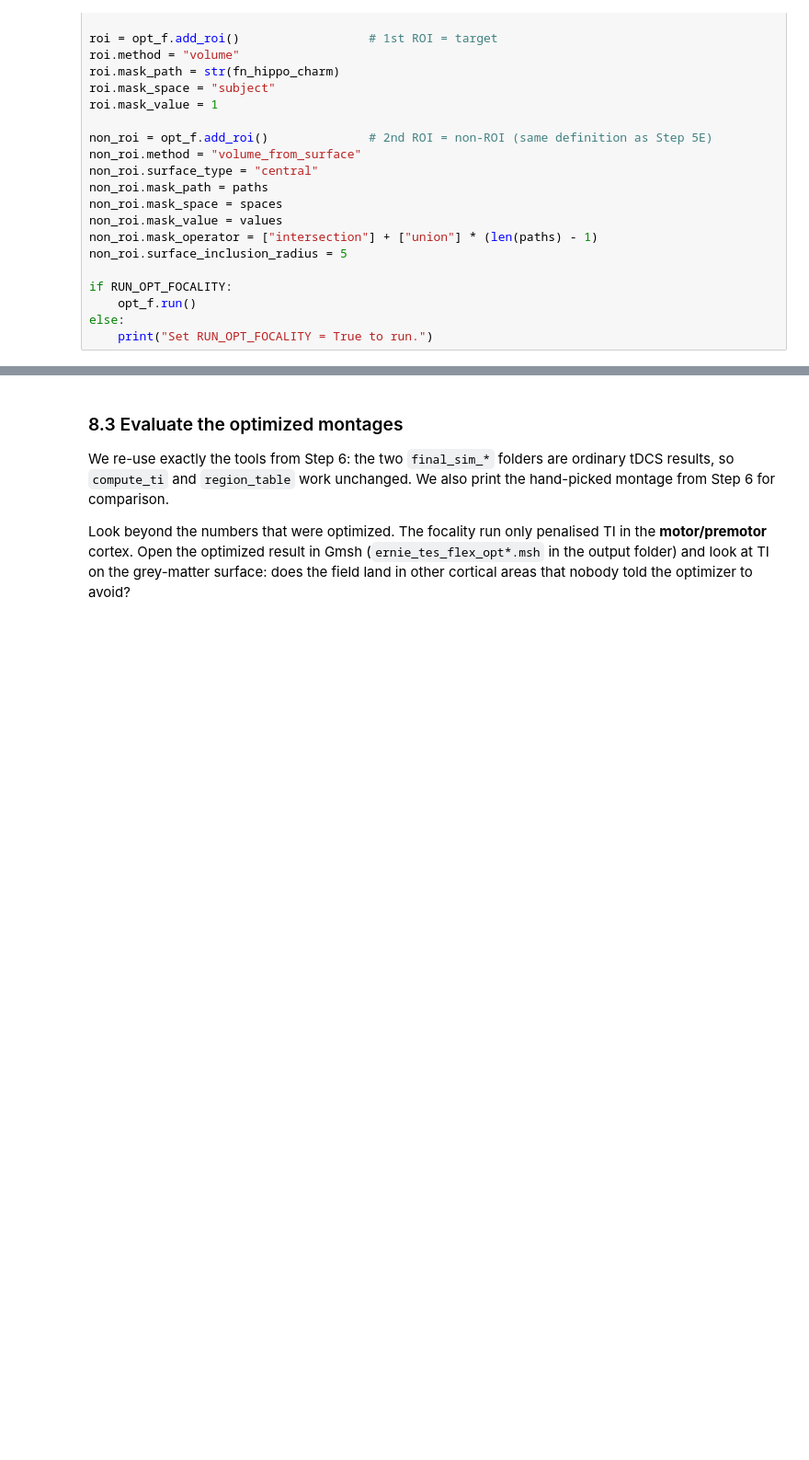
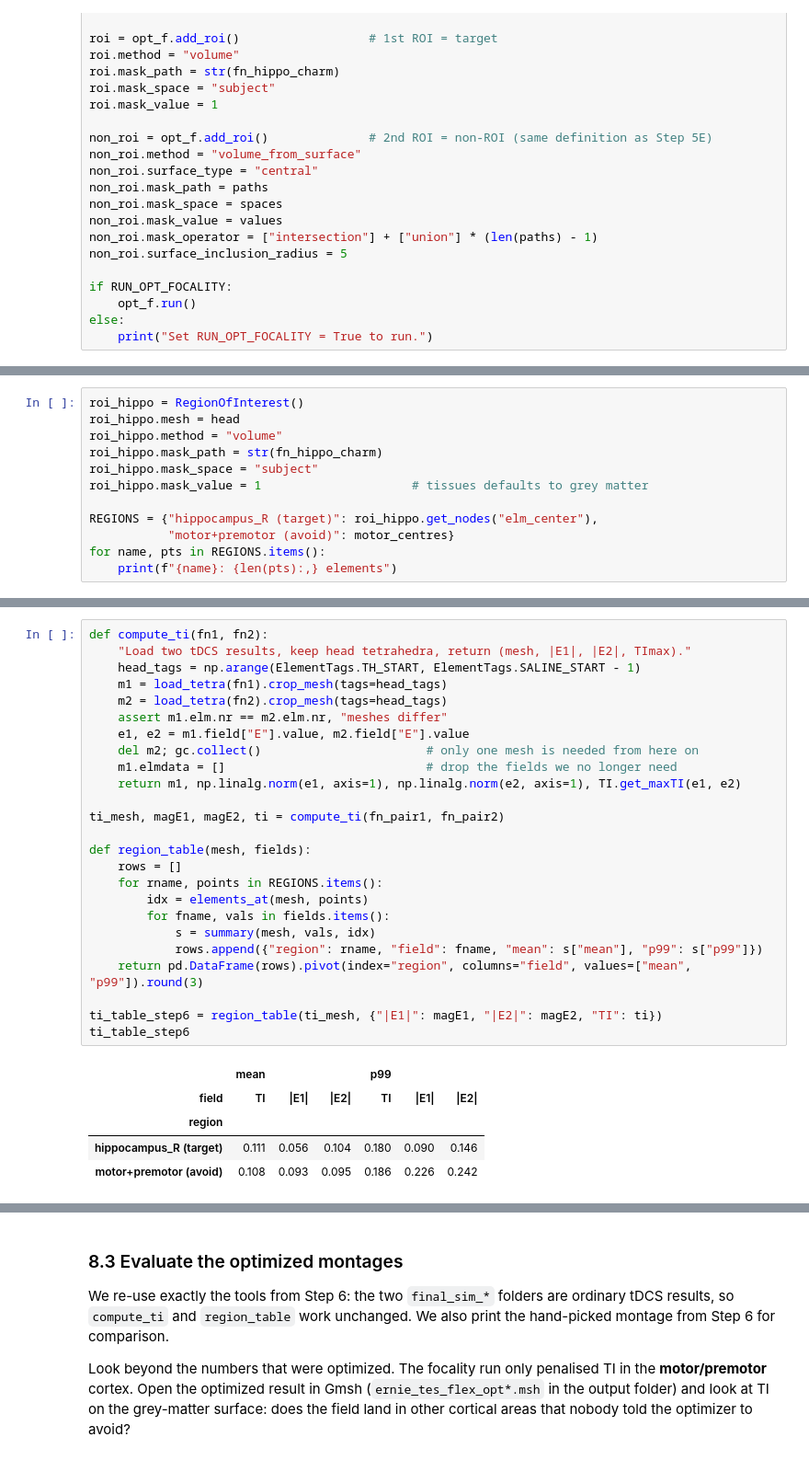
Before and after one commit to KarimAbiSaid/TI_onboarding, a Jupyter notebook: TI_simulations_onboarding.ipynb, the cells around one changed output, grey strips where cells are left out. Shown at 92% size. Saved outputs shown, nothing was run; the diff lists cells and outputs as text; blank space fills up the shorter version.

```diff
--- a/TI_simulations_onboarding.ipynb
+++ b/TI_simulations_onboarding.ipynb
@@ -945,0 +1647,12 @@ else:
+# %%
+roi_hippo = RegionOfInterest()
+roi_hippo.mesh = head
+roi_hippo.method = "volume"
+roi_hippo.mask_path = str(fn_hippo_charm)
+roi_hippo.mask_space = "subject"
+roi_hippo.mask_value = 1                     # tissues defaults to grey matter
+
+REGIONS = {"hippocampus_R (target)": roi_hippo.get_nodes("elm_center"),
+           "motor+premotor (avoid)": motor_centres}
+for name, pts in REGIONS.items():
+    print(f"{name}: {len(pts):,} elements")
@@ -945,0 +1737,31 @@ else:
+# %%
+def compute_ti(fn1, fn2):
+    "Load two tDCS results, keep head tetrahedra, return (mesh, |E1|, |E2|, TImax)."
+    head_tags = np.arange(ElementTags.TH_START, ElementTags.SALINE_START - 1)
+    m1 = load_tetra(fn1).crop_mesh(tags=head_tags)
+    m2 = load_tetra(fn2).crop_mesh(tags=head_tags)
+    assert m1.elm.nr == m2.elm.nr, "meshes differ"
+    e1, e2 = m1.field["E"].value, m2.field["E"].value
+    del m2; gc.collect()                       # only one mesh is needed from here on
+    m1.elmdata = []                            # drop the fields we no longer need
+    return m1, np.linalg.norm(e1, axis=1), np.linalg.norm(e2, axis=1), TI.get_maxTI(e1, e2)
+
+ti_mesh, magE1, magE2, ti = compute_ti(fn_pair1, fn_pair2)
+
+def region_table(mesh, fields):
+    rows = []
+    for rname, points in REGIONS.items():
+        idx = elements_at(mesh, points)
+        for fname, vals in fields.items():
+            s = summary(mesh, vals, idx)
+            rows.append({"region": rname, "field": fname, "mean": s["mean"], "p99": s["p99"]})
+    return pd.DataFrame(rows).pivot(index="region", columns="field", values=["mean", "p99"]).round(3)
+
+ti_table_step6 = region_table(ti_mesh, {"|E1|": magE1, "|E2|": magE2, "TI": ti})
+ti_table_step6
+# %% [output]
+|  | mean |  |  | p99 |  |  |
+| field | TI | |E1| | |E2| | TI | |E1| | |E2| |
+| region |  |  |  |  |  |  |
+| hippocampus_R (target) | 0.111 | 0.056 | 0.104 | 0.180 | 0.090 | 0.146 |
+| motor+premotor (avoid) | 0.108 | 0.093 | 0.095 | 0.186 | 0.226 | 0.242 |
```
Also changed, not shown: parts of 72 cells of this notebook.
